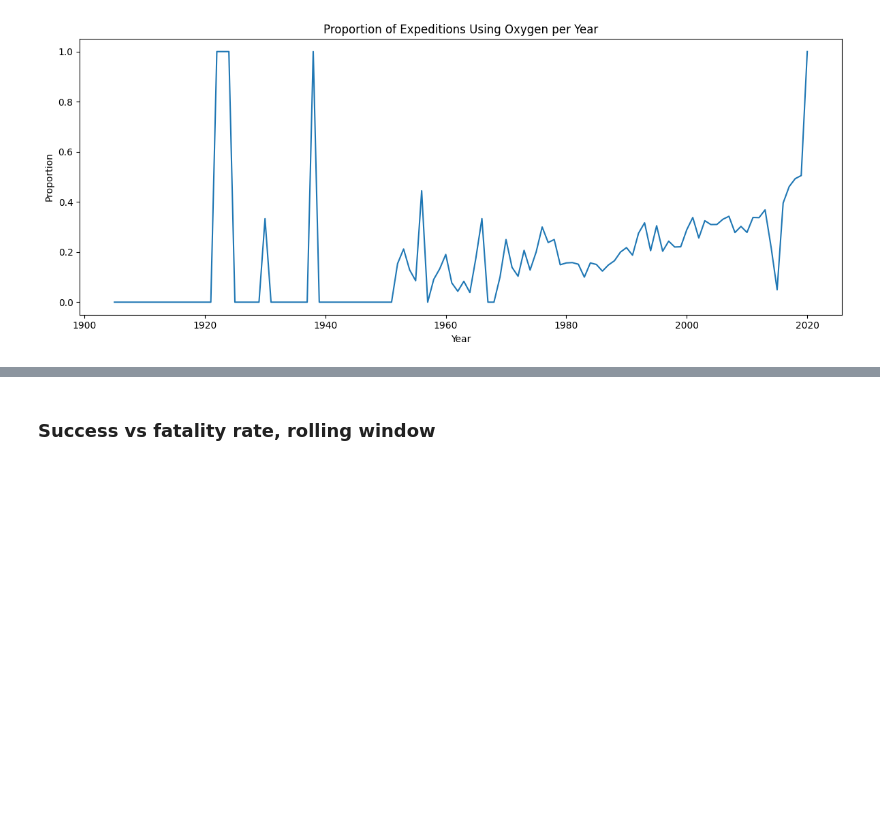
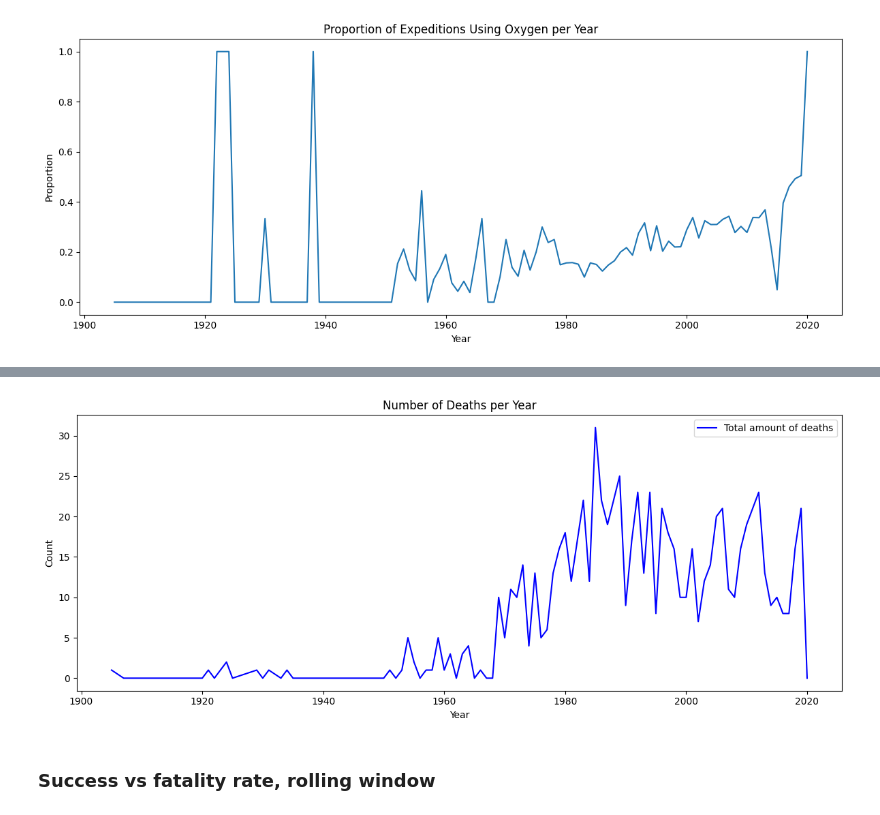
Before and after one commit to DmytroRi/himalayan_expeditions, a Jupyter notebook: HimalayaInsights.ipynb, the cells around one changed output, grey strips where cells are left out. Cells and saved outputs as stored; diff of their text form; code cells hidden in the pictures; blank space fills up the shorter version.

```diff
--- a/HimalayaInsights.ipynb
+++ b/HimalayaInsights.ipynb
@@ -215,2 +231,15 @@ plt.show()
+# %%
+deaths_in_year = exped.groupby('year')['mbrs_deaths'].sum()
+
+plt.figure(figsize=(12, 5))
+deaths_in_year.plot(color='blue', label='Total amount of deaths')
+plt.title('Number of Deaths per Year')
+plt.xlabel('Year')
+plt.ylabel('Count')
+plt.legend()
+plt.tight_layout()
+plt.show()
+# %% [output]
+[figure, added]
 # %% [markdown]
 ### Success vs fatality rate, rolling window
```
Also changed, not shown: parts of 4 cells of this notebook.
